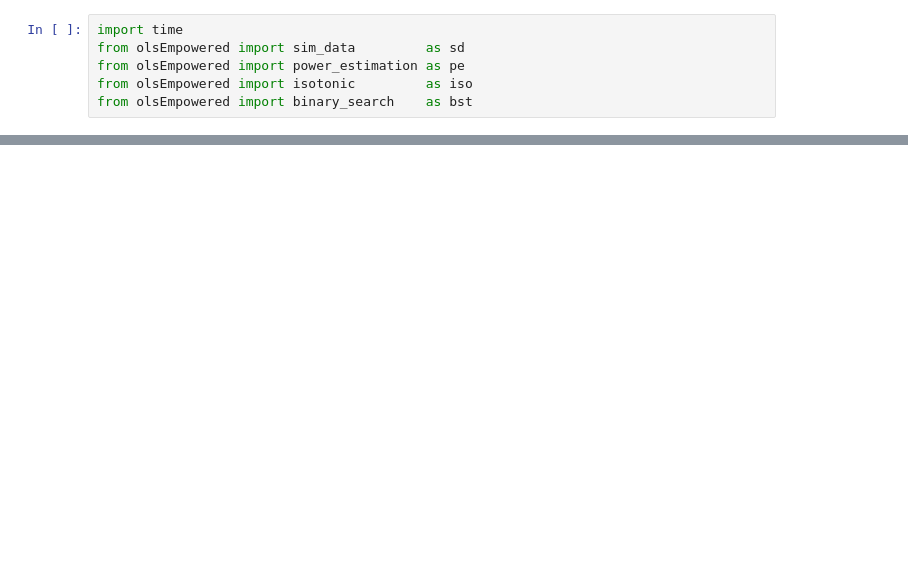
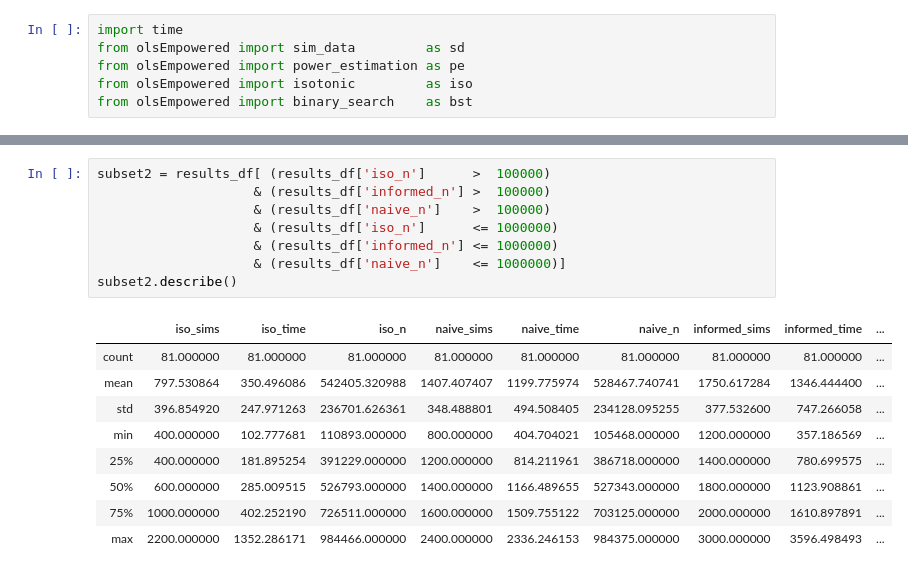
Before and after one commit to b-knight/Power_Analysis_Techniques, a Jupyter notebook: v3/Assessment.ipynb, the cells around one changed output, grey strips where cells are left out. Drawn from its saved outputs; the diff is of its cells as text; blank space fills up the shorter version.

```diff
--- a/v3/Assessment.ipynb
+++ b/v3/Assessment.ipynb
@@ -147,3 +183,21 @@ results_df.sort_values(by=['iso_n'], ascending=False)
+# %%
+subset2 = results_df[ (results_df['iso_n']      >  100000)
+                    & (results_df['informed_n'] >  100000)
+                    & (results_df['naive_n']    >  100000)
+                    & (results_df['iso_n']      <= 1000000)
+                    & (results_df['informed_n'] <= 1000000)
+                    & (results_df['naive_n']    <= 1000000)]
+subset2.describe()
+# %% [output]
+|  | iso_sims | iso_time | iso_n | naive_sims | naive_time | naive_n | informed_sims | informed_time | ... |
+| count | 81.000000 | 81.000000 | 81.000000 | 81.000000 | 81.000000 | 81.000000 | 81.000000 | 81.000000 | ... |
+| mean | 797.530864 | 350.496086 | 542405.320988 | 1407.407407 | 1199.775974 | 528467.740741 | 1750.617284 | 1346.444400 | ... |
+| std | 396.854920 | 247.971263 | 236701.626361 | 348.488801 | 494.508405 | 234128.095255 | 377.532600 | 747.266058 | ... |
+| min | 400.000000 | 102.777681 | 110893.000000 | 800.000000 | 404.704021 | 105468.000000 | 1200.000000 | 357.186569 | ... |
+| 25% | 400.000000 | 181.895254 | 391229.000000 | 1200.000000 | 814.211961 | 386718.000000 | 1400.000000 | 780.699575 | ... |
+| 50% | 600.000000 | 285.009515 | 526793.000000 | 1400.000000 | 1166.489655 | 527343.000000 | 1800.000000 | 1123.908861 | ... |
+| 75% | 1000.000000 | 402.252190 | 726511.000000 | 1600.000000 | 1509.755122 | 703125.000000 | 2000.000000 | 1610.897891 | ... |
+| max | 2200.000000 | 1352.286171 | 984466.000000 | 2400.000000 | 2336.246153 | 984375.000000 | 3000.000000 | 3596.498493 | ... |
 # %%
 subset = results_df[ (results_df['iso_n'] <= 1000000)
                    & (results_df['informed_n'] <= 1000000)
```
Also changed, not shown: parts of 6 cells of this notebook, 11 other files.
